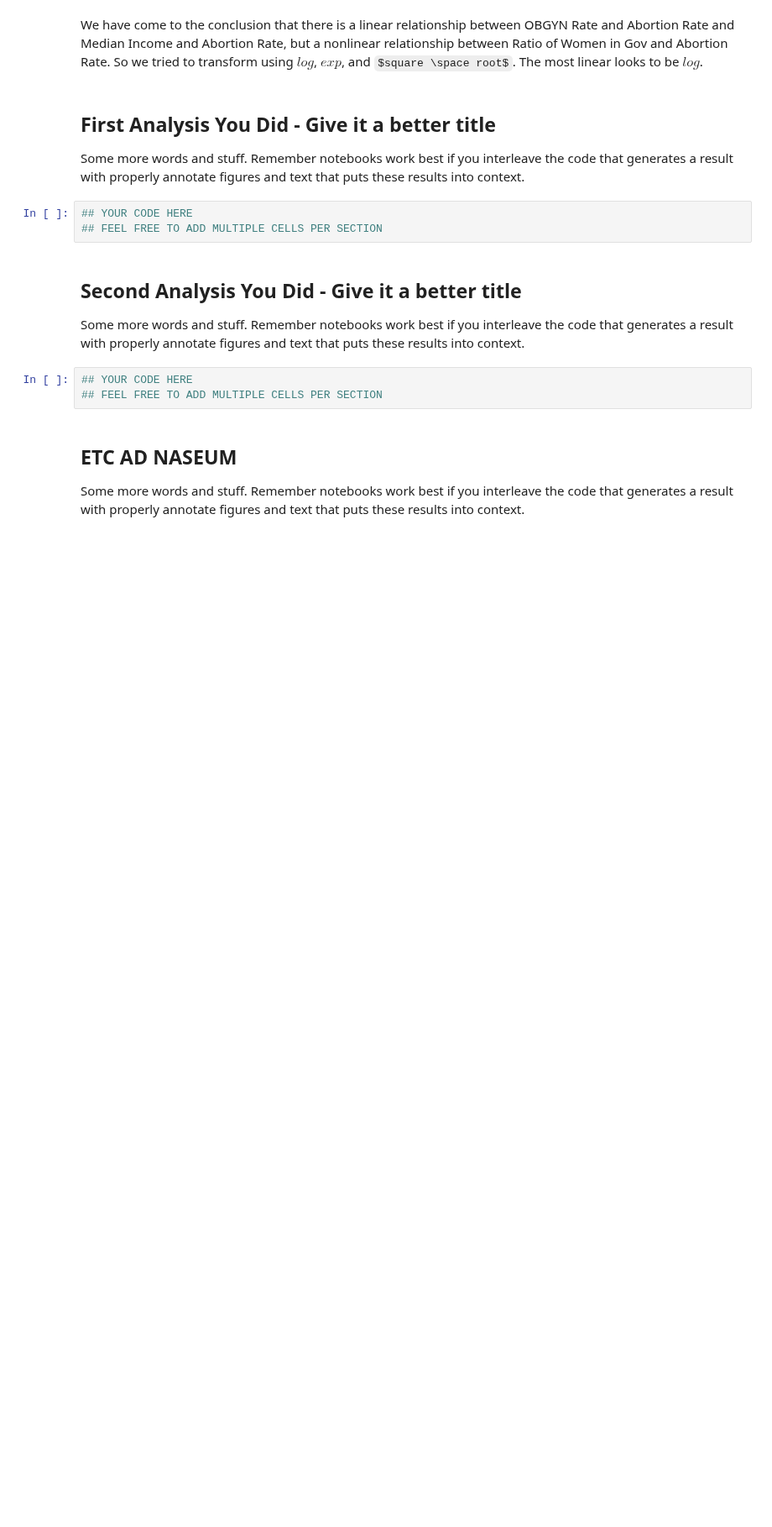
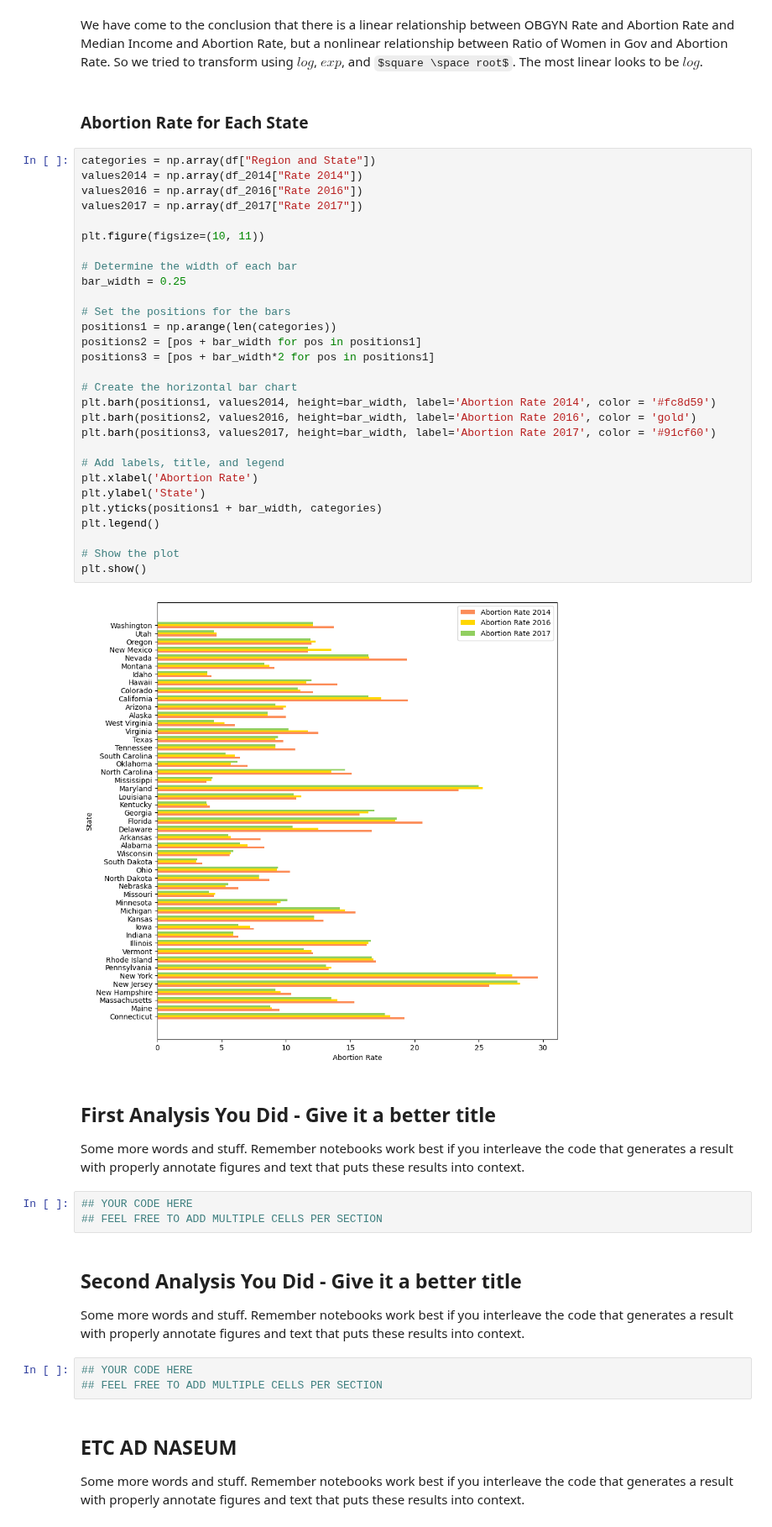
Before and after one commit to COGS108/Group070_WI24, a Jupyter notebook: FinalProject_Group070_WI24.ipynb, the cells around one changed output. Shown at 84% size. Cells and saved outputs as stored; diff of their text form; some formulas as TeX source; blank space fills up the shorter version.

Commit message:
Adding in abortion rate for state and titles

```diff
--- a/FinalProject_Group070_WI24.ipynb
+++ b/FinalProject_Group070_WI24.ipynb
@@ -618,6 +628,39 @@ plt.show()
 [figure]
 # %% [markdown]
 We have come to the conclusion that there is a linear relationship between OBGYN Rate and Abortion Rate and Median Income and Abortion Rate, but a nonlinear relationship between Ratio of Women in Gov and Abortion Rate. So we tried to transform using $log$, $exp$, and $square \space root$. The most linear looks to be $log$.
+# %% [markdown]
+### Abortion Rate for Each State
+# %%
+categories = np.array(df["Region and State"])
+values2014 = np.array(df_2014["Rate 2014"])
+values2016 = np.array(df_2016["Rate 2016"])
+values2017 = np.array(df_2017["Rate 2017"])
+
+plt.figure(figsize=(10, 11))
+
+# Determine the width of each bar
+bar_width = 0.25
+
+# Set the positions for the bars
+positions1 = np.arange(len(categories))
+positions2 = [pos + bar_width for pos in positions1]
+positions3 = [pos + bar_width*2 for pos in positions1]
+
+# Create the horizontal bar chart
+plt.barh(positions1, values2014, height=bar_width, label='Abortion Rate 2014', color = '#fc8d59')
+plt.barh(positions2, values2016, height=bar_width, label='Abortion Rate 2016', color = 'gold')
+plt.barh(positions3, values2017, height=bar_width, label='Abortion Rate 2017', color = '#91cf60')
+
+# Add labels, title, and legend
+plt.xlabel('Abortion Rate')
+plt.ylabel('State')
+plt.yticks(positions1 + bar_width, categories)
+plt.legend()
+
+# Show the plot
+plt.show()
+# %% [output]
+[figure, added]
 # %% [markdown]
 ## First Analysis You Did - Give it a better title
 
```
Also changed, not shown: parts of 8 cells of this notebook.
